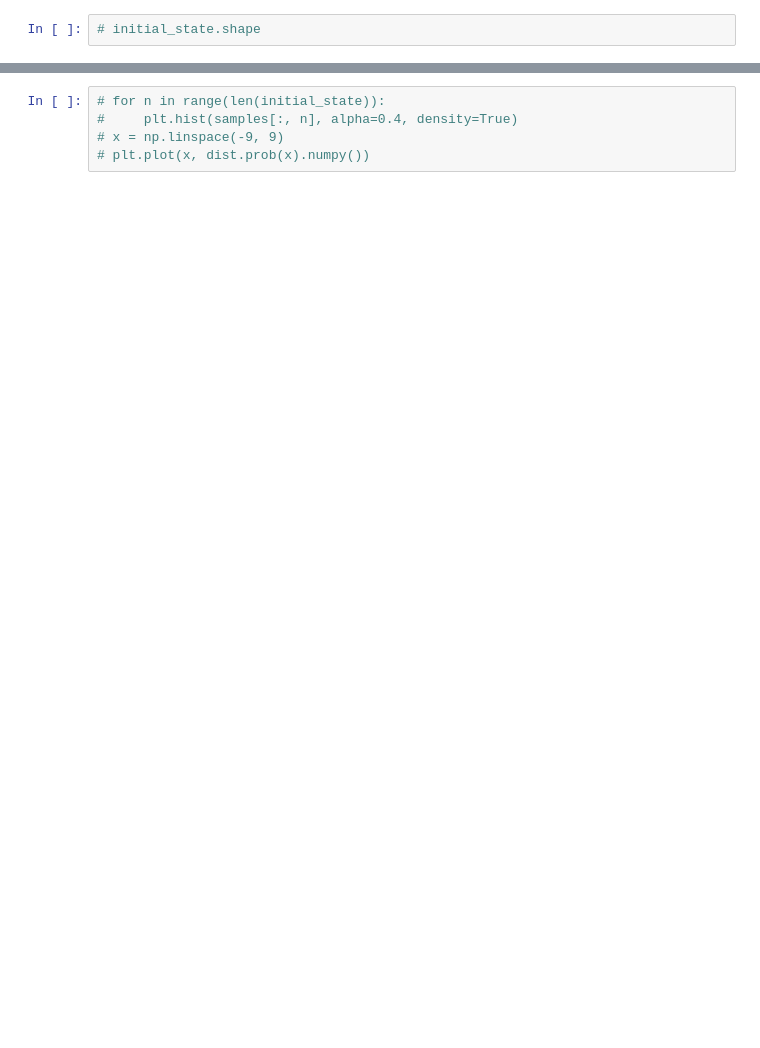
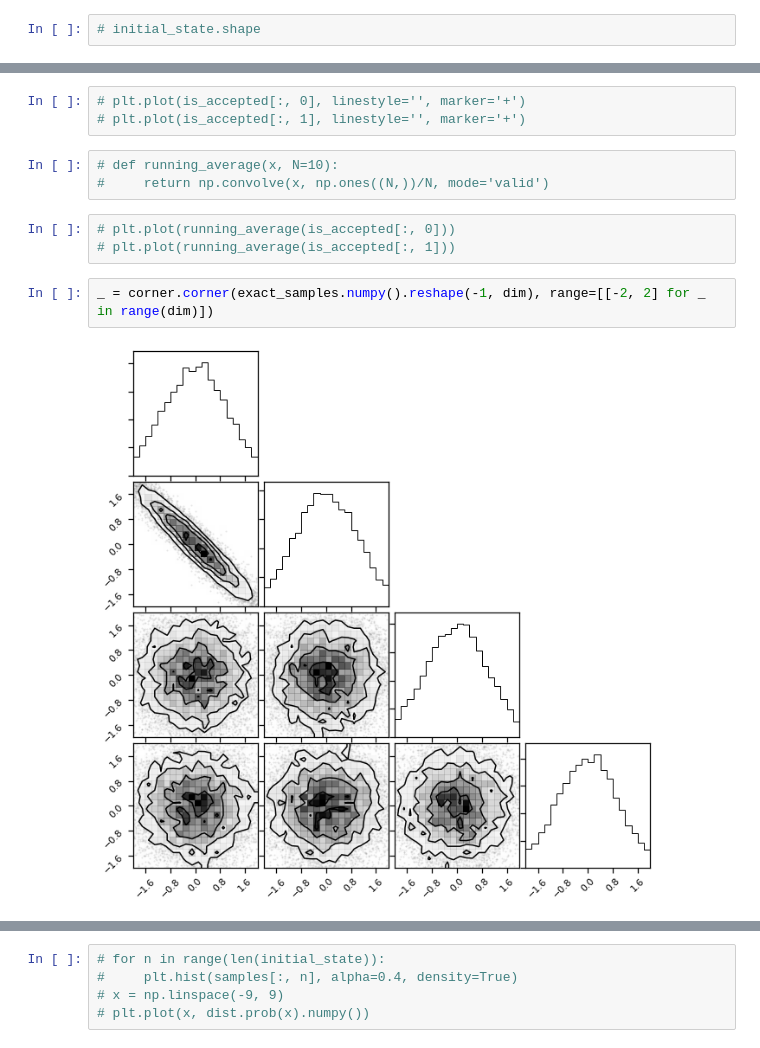
Before and after one commit to mwalmsley/agnfinder, a Jupyter notebook: notebooks/inference/basic_hmc_test.ipynb, the cells around one changed output, grey strips where cells are left out. Saved outputs shown, nothing was run; the diff lists cells and outputs as text; blank space fills up the shorter version.

```diff
--- a/notebooks/inference/basic_hmc_test.ipynb
+++ b/notebooks/inference/basic_hmc_test.ipynb
@@ -177,0 +385,13 @@ _ = corner.corner(reshaped)
+# %%
+# plt.plot(is_accepted[:, 0], linestyle='', marker='+')
+# plt.plot(is_accepted[:, 1], linestyle='', marker='+')
+# %%
+# def running_average(x, N=10):
+#     return np.convolve(x, np.ones((N,))/N, mode='valid')
+# %%
+# plt.plot(running_average(is_accepted[:, 0]))
+# plt.plot(running_average(is_accepted[:, 1]))
+# %%
+_ = corner.corner(exact_samples.numpy().reshape(-1, dim), range=[[-2, 2] for _ in range(dim)])
+# %% [output]
+[figure, added]
```
Also changed, not shown: parts of 65 cells of this notebook, 6 other files.
